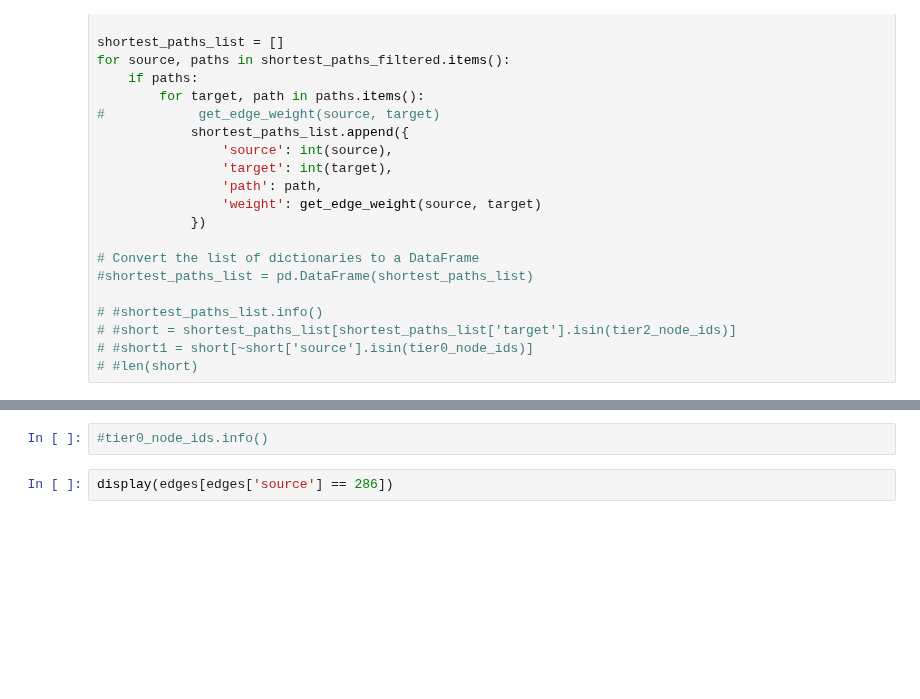
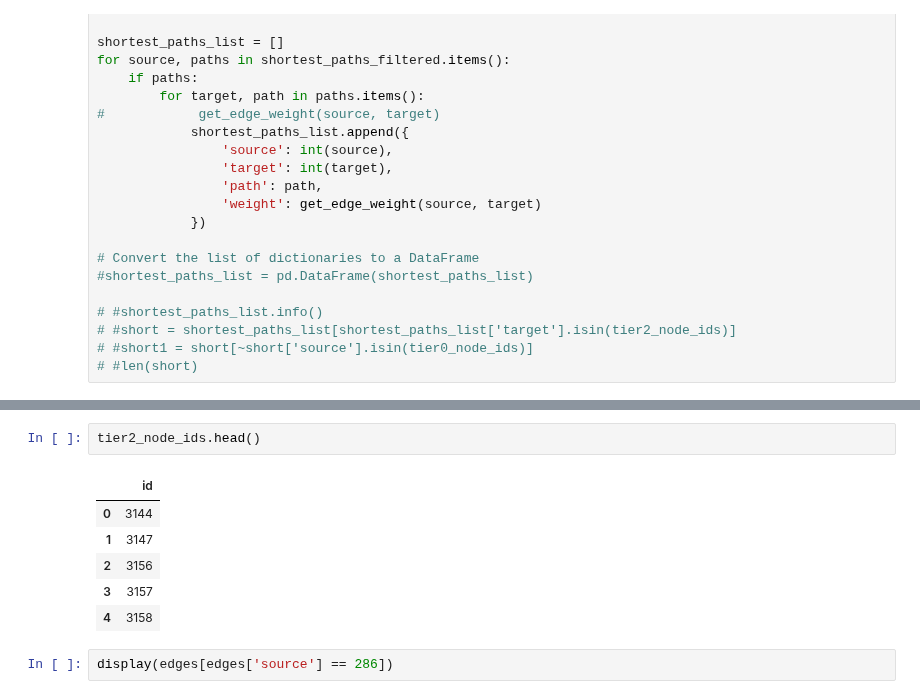
Before and after one commit to markajbell/BH, a Jupyter notebook: Stats_vul_1k.ipynb, the cells around one changed output, grey strips where cells are left out. Drawn from its saved outputs; the diff is of its cells as text; blank space fills up the shorter version.

```diff
--- a/Stats_vul_1k.ipynb
+++ b/Stats_vul_1k.ipynb
@@ -670,5 +628,12 @@ memory usage: 292.0+ bytes
-# %%
-#tier0_node_ids.info()
+# %%
+tier2_node_ids.head()
+# %% [output]
+|  | id |
+| 0 | 3144 |
+| 1 | 3147 |
+| 2 | 3156 |
+| 3 | 3157 |
+| 4 | 3158 |
 # %%
 display(edges[edges['source'] == 286])
 # %% [output]
```
Also changed, not shown: parts of 31 cells of this notebook.
